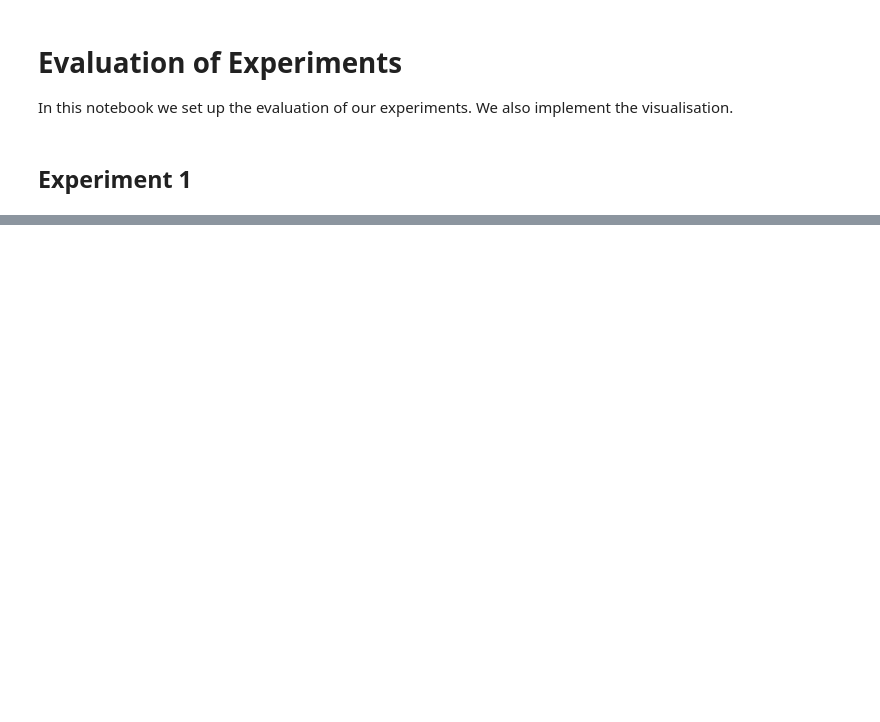
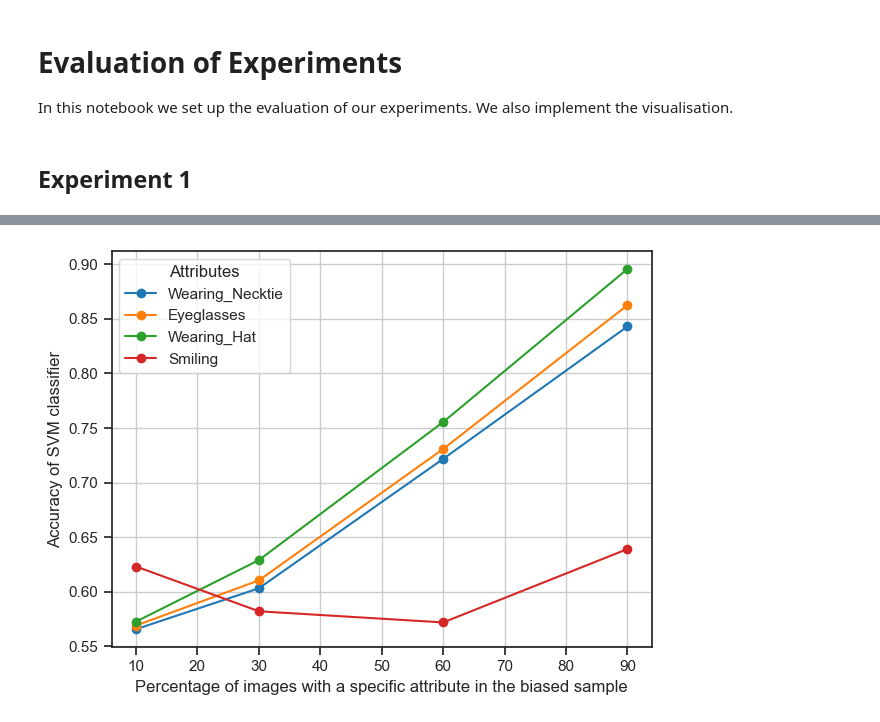
Before and after one commit to nobias-project/OT-ICNN-bias, a Jupyter notebook: notebooks/Evaluation_Experiments_CelebA.ipynb, the cells around one changed output, grey strips where cells are left out. Saved outputs shown, nothing was run; the diff lists cells and outputs as text; code cells hidden in the pictures; blank space fills up the shorter version.

```diff
--- a/notebooks/Evaluation_Experiments_CelebA.ipynb
+++ b/notebooks/Evaluation_Experiments_CelebA.ipynb
@@ -65 +91,3 @@ for attr in attributes:
+# %%
+unif_df = pd.read_csv(uniform_csv)
 # %%
@@ -83,15 +118,0 @@ plt.show()
-# %%
-fem_hat_csvs = ["../data/celeba/experiment1_Female_Wearing_Hat_{}%.csv".format(n) for n in [10,30,60,90]]
-fem_hat_dfs = [pd.read_csv(path) for path in fem_hat_csvs]
-scores = [compute_wasserstein(df, "values_resnet18") for df in fem_hat_dfs]
-
-plt.plot([10,30,60,90], scores, "-o")
-
-plt.title("")
-plt.xlabel("Percentage of women wearing hats")
-plt.ylabel("Squared Wasserstein distance")
-plt.legend(["Wearing_Hat"], title="Attribute")
-plt.grid()
-
-plt.savefig("../results/Experiment1/Female_Hats_Wasserstein_distance_plot.png")
-plt.show()
@@ -100,5 +118,0 @@ plt.show()
-# %%
-for attr in attributes:
-    for i in range(4):
-        n = [10, 30, 60, 90][i]
-        box_plot(dataframes[attr][i], n, attr, "values_resnet18")
@@ -117,0 +172,20 @@ for attr in attributes:
+# %%
+for  i, item in enumerate(accuracy.items()):
+
+    attr, score_dict = item
+
+    scores = [s for n, s in score_dict.items()]
+    c = ["tab:blue", "tab:orange", "tab:green", "tab:red"][i]
+    plt.plot([10,30,60,90], scores, "-o", c=c)
+
+plt.title("")
+plt.xlabel("Percentage of images with a specific attribute in the biased sample")
+plt.ylabel("Accuracy of SVM classifier")
+plt.legend(wasserstein.keys(), title="Attributes")
+plt.grid()
+
+plt.tight_layout()
+plt.savefig("../results/Experiment1/Accuracy_plot.png")
+plt.show()
+# %% [output]
+[figure, added]
```
Also changed, not shown: parts of 50 cells of this notebook, 8 other files.
